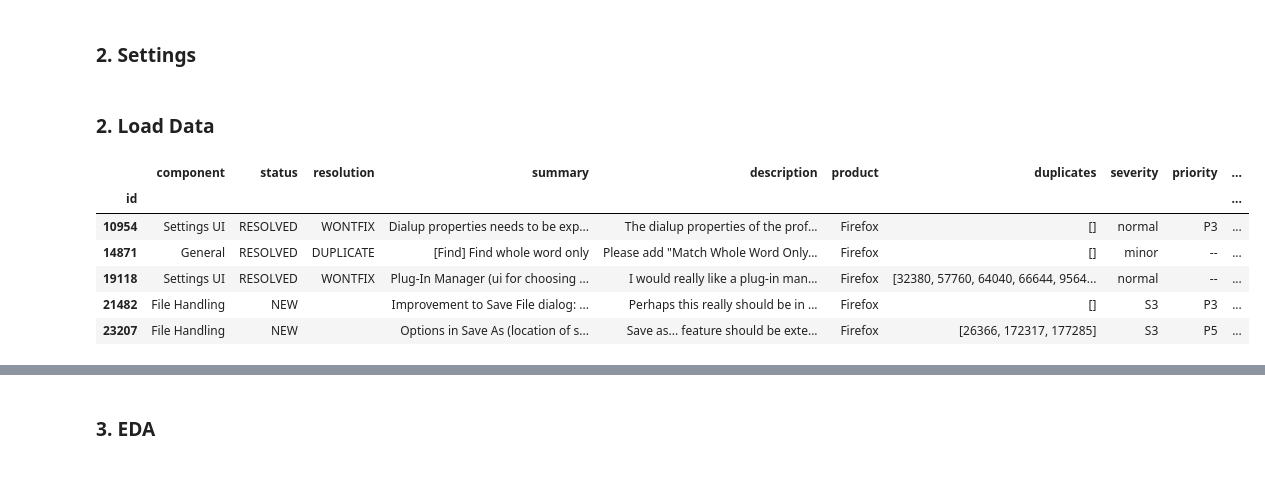
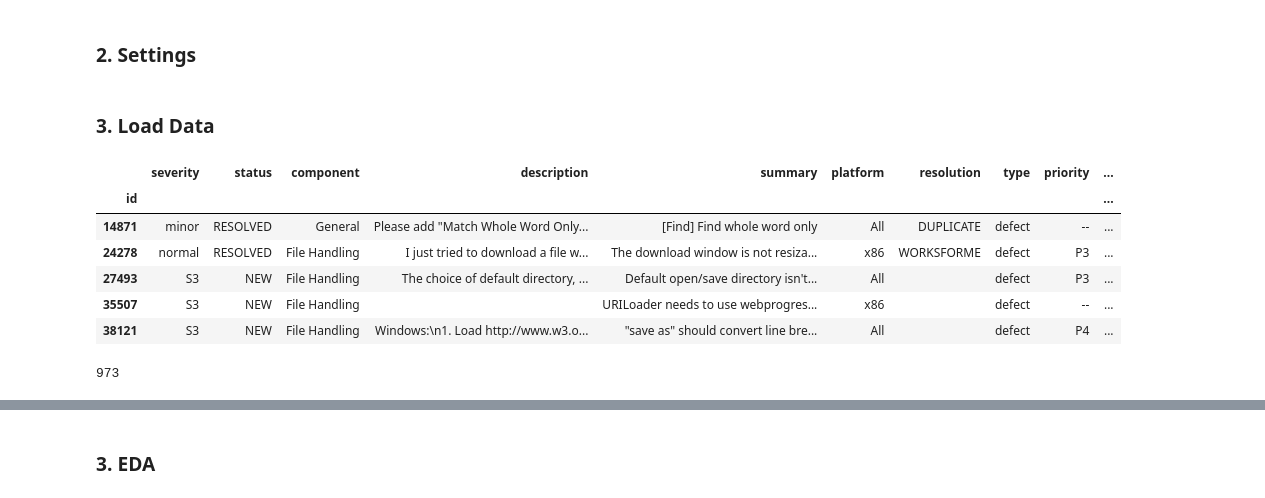
Before and after one commit to rezadzikri19/BuggyBuddy-Notebook, a Jupyter notebook: bug_classification.ipynb, the cells around one changed output, grey strips where cells are left out. Drawn from its saved outputs; the diff is of its cells as text; code cells hidden in the pictures.

Commit message:
defect only dataset

```diff
--- a/bug_classification.ipynb
+++ b/bug_classification.ipynb
@@ -70,7 +72,7 @@ tf.random.set_seed(42)
 pd.set_option('display.max_rows', 100)
 pd.set_option('display.max_columns', 50)
 # %% [markdown]
-### **2. Load Data**
+### **3. Load Data**
 # %%
 def fetch_data(url: str, params=None):
   try:
@@ -137,33 +140,37 @@ else:
 
   save_json(response_data, saved_data_path)
 # %%
-raw_data_path = os.path.join('data', 'cache', 'raw_data.parquet')
+raw_data_path = os.path.join('data_1', 'cache', 'raw_data.parquet')
 df = pd.DataFrame()
 
 if (os.path.exists(raw_data_path)):
   df = pd.read_parquet(raw_data_path)
 else:
-  data_paths = glob(os.path.join('data', 'raw_data', 'firefox_raw_data.json'))
+  data_paths = glob(os.path.join('data_1', 'raw_data', 'firefox_raw_data.json'))
 
   for path in data_paths:
     data = load_json(path)
     data = pd.DataFrame(data)
     df = pd.concat([df, data])
 
   df = df.set_index('id')
   df.to_parquet(raw_data_path)
 
 df.head()
 # %% [output]
-|  | component | status | resolution | summary | description | product | duplicates | severity | priority | ... |
+|  | severity | status | component | description | summary | platform | resolution | type | priority | ... |
 | id |  |  |  |  |  |  |  |  |  | ... |
-| 10954 | Settings UI | RESOLVED | WONTFIX | Dialup properties needs to be exp... | The dialup properties of the prof... | Firefox | [] | normal | P3 | ... |
-| 14871 | General | RESOLVED | DUPLICATE | [Find] Find whole word only | Please add "Match Whole Word Only... | Firefox | [] | minor | -- | ... |
-| 19118 | Settings UI | RESOLVED | WONTFIX | Plug-In Manager (ui for choosing ... | I would really like a plug-in man... | Firefox | [32380, 57760, 64040, 66644, 9564... | normal | -- | ... |
-| 21482 | File Handling | NEW |  | Improvement to Save File dialog: ... | Perhaps this really should be in ... | Firefox | [] | S3 | P3 | ... |
-| 23207 | File Handling | NEW |  | Options in Save As (location of s... | Save as... feature should be exte... | Firefox | [26366, 172317, 177285] | S3 | P5 | ... |
+| 14871 | minor | RESOLVED | General | Please add "Match Whole Word Only... | [Find] Find whole word only | All | DUPLICATE | defect | -- | ... |
+| 24278 | normal | RESOLVED | File Handling | I just tried to download a file w... | The download window is not resiza... | x86 | WORKSFORME | defect | P3 | ... |
+| 27493 | S3 | NEW | File Handling | The choice of default directory, ... | Default open/save directory isn't... | All |  | defect | P3 | ... |
+| 35507 | S3 | NEW | File Handling |  | URILoader needs to use webprogres... | x86 |  | defect | -- | ... |
+| 38121 | S3 | NEW | File Handling | Windows:\n1. Load http://www.w3.o... | "save as" should convert line bre... | All |  | defect | P4 | ... |
 # %%
-df = df.drop(['status', 'priority', 'resolution', 'severity', 'component', 'product'], axis=1)
+df = df.drop(['status', 'priority', 'resolution', 'severity', 'component', 'product', 'type'], axis=1)
+
+gc.collect()
+# %% [output]
+973
 # %%
 df.info(memory_usage='deep')
 # %% [output]
```
Also changed, not shown: parts of 27 cells of this notebook, 1 other file.
